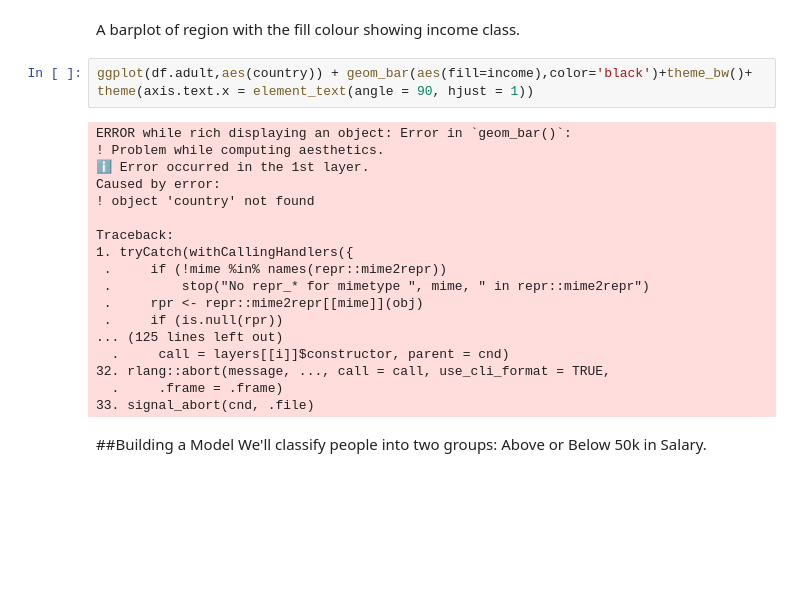
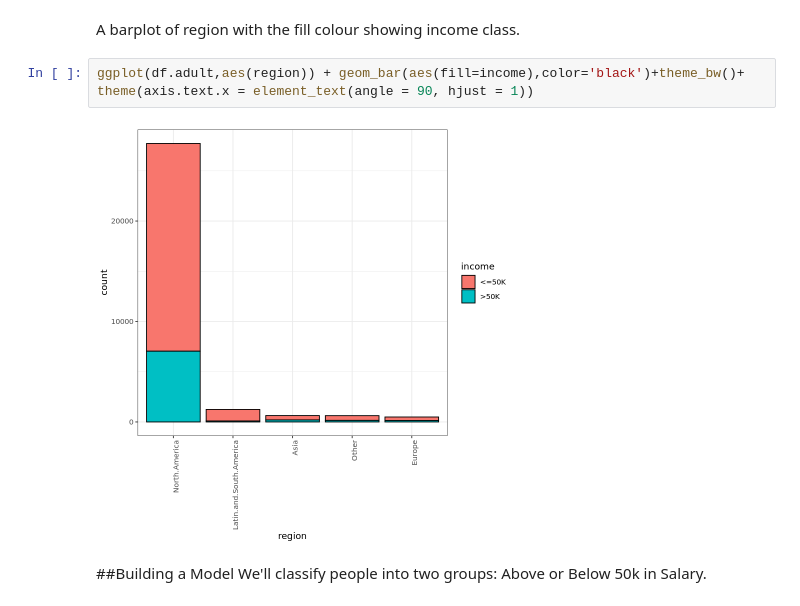
Before and after one commit to benwalkerdata/Portfolio-R-LogisticRegression, a Jupyter notebook: Logistic_Regression_Project.ipynb, the cells around one changed output. Cells and saved outputs as stored; diff of their text form; blank space fills up the shorter version.

```diff
--- a/Logistic_Regression_Project.ipynb
+++ b/Logistic_Regression_Project.ipynb
@@ -512,26 +511,10 @@ str(df.adult)
 # %% [markdown]
 A barplot of region with the fill colour showing income class.
 # %%
-ggplot(df.adult,aes(country)) + geom_bar(aes(fill=income),color='black')+theme_bw()+
+ggplot(df.adult,aes(region)) + geom_bar(aes(fill=income),color='black')+theme_bw()+
 theme(axis.text.x = element_text(angle = 90, hjust = 1))
 # %% [output]
-ERROR while rich displaying an object: Error in `geom_bar()`:
-! Problem while computing aesthetics.
-ℹ Error occurred in the 1st layer.
-Caused by error:
-! object 'country' not found
-
-Traceback:
-1. tryCatch(withCallingHandlers({
- .     if (!mime %in% names(repr::mime2repr))
- .         stop("No repr_* for mimetype ", mime, " in repr::mime2repr")
- .     rpr <- repr::mime2repr[[mime]](obj)
- .     if (is.null(rpr))
-... (125 lines left out)
-  .     call = layers[[i]]$constructor, parent = cnd)
-32. rlang::abort(message, ..., call = call, use_cli_format = TRUE,
-  .     .frame = .frame)
-33. signal_abort(cnd, .file)
+[figure, added]
 # %% [markdown]
 ##Building a Model
 We'll classify people into two groups: Above or Below 50k in Salary.
```
Also changed, not shown: parts of 20 cells of this notebook.
